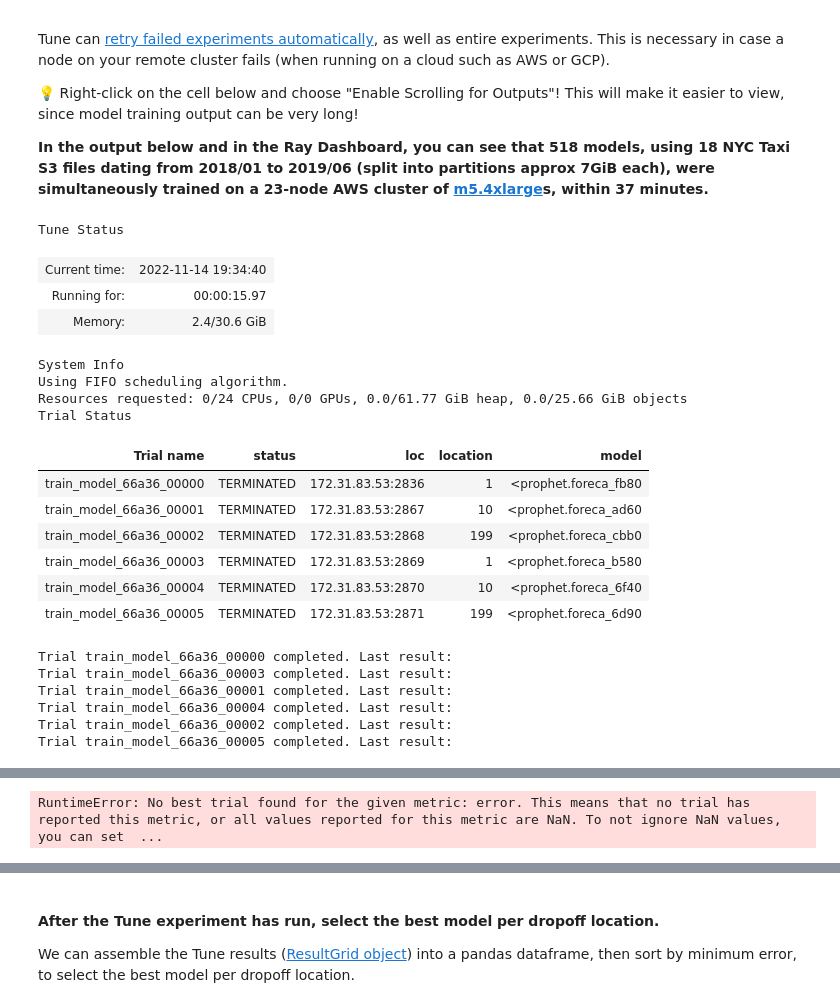
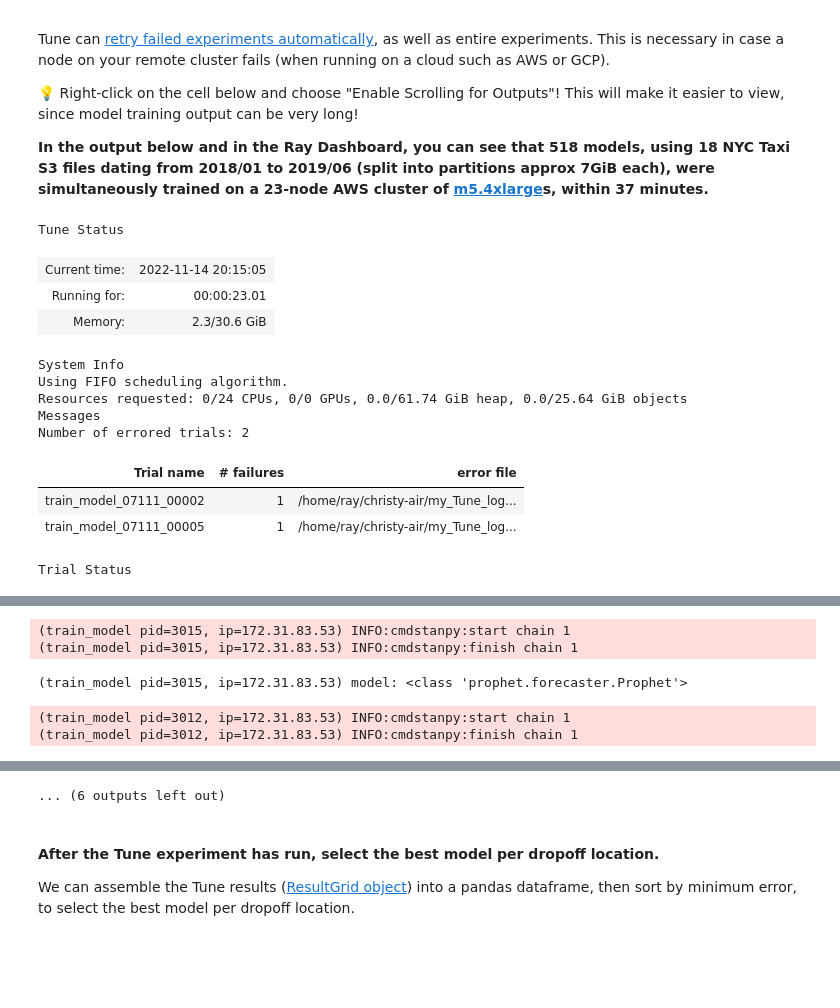
Before and after one commit to christy/AnyscaleDemos, a Jupyter notebook: ray_air_demos/ray_air/batch_forecasting.ipynb, the cells around one changed output, grey strips where cells are left out. Drawn from its saved outputs; the diff is of its cells as text; code cells hidden in the pictures; blank space fills up the shorter version.

Commit message:
Add batch forecasting Prophet

```diff
--- a/ray_air_demos/ray_air/batch_forecasting.ipynb
+++ b/ray_air_demos/ray_air/batch_forecasting.ipynb
@@ -204,13 +201,13 @@ def transform_df(the_df: pd.DataFrame) -> pd.DataFrame:
 # %%
-# %%time
+%%time
 
-# # Test reading data.
-# the_location = 10
-# df_list = [read_data(f, the_location) for f in s3_files]
-# df_raw = pd.concat(df_list, ignore_index=True)
-# df = transform_df(df_raw)
-# print(df.dtypes)
-# df.head()
+# Test reading data.
+the_location = 10
+df_list = [read_data(f, the_location) for f in s3_files]
+df_raw = pd.concat(df_list, ignore_index=True)
+df = transform_df(df_raw)
+print(df.dtypes)
+df.head()
 
 # # # without groupby
 # # CPU times: user 6.23 s, sys: 2.76 s, total: 9 s
@@ -273,10 +270,10 @@ Common search algorithms include grid search, random search, and Bayesian optimi
 
 What this means is every algorithm will be applied to every NYC Taxi drop-off location.
 # %%
-# # test prophet model
-# model = Prophet(interval_width=0.5, monthly_seasonality=True)
-# model = Prophet(seasonality_mode="multiplicative")
-# print(model)
+# test prophet model
+model = Prophet(seasonality_mode="additive")
+model = Prophet(seasonality_mode="multiplicative")
+print(model)
 
-# # Keep only columns Prophet needs
-# model.fit(df[['ds', 'y']])
+# Keep only columns Prophet needs
+model.fit(df[['ds', 'y']])
@@ -309,7 +322,7 @@ What this means is every algorithm will be applied to every NYC Taxi drop-off lo
 # 1. Define a search space.
 search_space = {
     "model": tune.grid_search([Prophet(seasonality_mode="multiplicative"),
-                                Prophet()]),
+                               Prophet(seasonality_mode="additive")]),
     "location": tune.grid_search(sample_locations),
 }
 search_space
@@ -350,13 +363,9 @@ def train_model(config: dict):
     df_raw = pd.concat(df_list, ignore_index=True)
     df = transform_df(df_raw)
 
-    # We need at least 10 rows to create a train / test split.
-    if len(df) < 10:
-        print_time(f"Data batch for LocID {the_location} is empty or smaller than 10 rows")
-        return
-
     # Train model.
     model = model.fit(df[['ds', 'y']])
+    print(f"model: {type(model)}")
 
     # Inference model.
     future_dates = model.make_future_dataframe(periods=FORECAST_LENGTH, freq='MS')
@@ -375,10 +384,15 @@ def train_model(config: dict):
     error = np.mean(temp['forecast_error'])
     print(f"location {the_location} error: {error}")
 
+    # calculate mean absolute forecast error
+    temp['forecast_error'] = np.abs(temp['test_y'] - temp['pred_y'])
+    mean_absolute_error = np.mean(temp['forecast_error'])
+    print(f"mean_absolute_error: {mean_absolute_error}")
+
     # Define a model checkpoint using AIR API.
     # https://docs.ray.io/en/latest/tune/tutorials/tune-checkpoints.html
     checkpoint = ray.air.checkpoint.Checkpoint.from_dict({
-        "model": model,
+        "model": future,
         "location_id": the_location})
 
     # Save checkpoint and report back metrics, using ray.air.session.report()
@@ -418,48 +432,40 @@ Tune can [retry failed experiments automatically](https://docs.ray.io/en/master/
 # %%
 # Define a tuner object using Ray AIR Tuner API
 tuner = tune.Tuner(
     train_model,
     param_space=search_space,
     run_config=air.RunConfig(
 
         #redirect logs to relative path instead of default ~/ray_results/
         local_dir = "my_Tune_logs",
         name = "batch_tuning",
 
         # Set Ray Tune verbosity.  Print summary table only with levels 2 or 3.
-        verbose=2,
+        verbose=1,
         ),
 )
 
 # 4. Run the experiment with Ray Tune
 start = time.time()
 results = tuner.fit()
 total_time_taken = time.time() - start
 
 # Print some training stats
 print(f"Total number of models: {len(results)}")
 print(f"TOTAL TIME TAKEN: {total_time_taken:.2f} seconds")
 best_result = results.get_best_result(metric="error", mode="min").config
 print(f"Best result: {best_result}")
 # %% [output]
 Tune Status
-| Current time: | 2022-11-14 19:34:40 |
-| Running for: | 00:00:15.97 |
-| Memory: | 2.4/30.6 GiB |
+| Current time: | 2022-11-14 20:15:05 |
+| Running for: | 00:00:23.01 |
+| Memory: | 2.3/30.6 GiB |
 System Info
 Using FIFO scheduling algorithm.
-Resources requested: 0/24 CPUs, 0/0 GPUs, 0.0/61.77 GiB heap, 0.0/25.66 GiB objects
-Trial Status
+Resources requested: 0/24 CPUs, 0/0 GPUs, 0.0/61.74 GiB heap, 0.0/25.64 GiB objects
+Messages
+Number of errored trials: 2
-| Trial name | status | loc | location | model |
-| train_model_66a36_00000 | TERMINATED | 172.31.83.53:2836 | 1 | <prophet.foreca_fb80 |
-| train_model_66a36_00001 | TERMINATED | 172.31.83.53:2867 | 10 | <prophet.foreca_ad60 |
-| train_model_66a36_00002 | TERMINATED | 172.31.83.53:2868 | 199 | <prophet.foreca_cbb0 |
-| train_model_66a36_00003 | TERMINATED | 172.31.83.53:2869 | 1 | <prophet.foreca_b580 |
-| train_model_66a36_00004 | TERMINATED | 172.31.83.53:2870 | 10 | <prophet.foreca_6f40 |
-| train_model_66a36_00005 | TERMINATED | 172.31.83.53:2871 | 199 | <prophet.foreca_6d90 |
+| Trial name | # failures | error file |
+| train_model_07111_00002 | 1 | /home/ray/christy-air/my_Tune_log... |
+| train_model_07111_00005 | 1 | /home/ray/christy-air/my_Tune_log... |
-Trial train_model_66a36_00000 completed. Last result:
-Trial train_model_66a36_00003 completed. Last result:
-Trial train_model_66a36_00001 completed. Last result:
-Trial train_model_66a36_00004 completed. Last result:
-Trial train_model_66a36_00002 completed. Last result:
-Trial train_model_66a36_00005 completed. Last result:
+Trial Status
@@ -470 +488,5 @@ TOTAL TIME TAKEN: 16.09 seconds
-RuntimeError: No best trial found for the given metric: error. This means that no trial has reported this metric, or all values reported for this metric are NaN. To not ignore NaN values, you can set  ...
+(train_model pid=3015, ip=172.31.83.53) INFO:cmdstanpy:start chain 1
+(train_model pid=3015, ip=172.31.83.53) INFO:cmdstanpy:finish chain 1
+(train_model pid=3015, ip=172.31.83.53) model: <class 'prophet.forecaster.Prophet'>
+(train_model pid=3012, ip=172.31.83.53) INFO:cmdstanpy:start chain 1
+(train_model pid=3012, ip=172.31.83.53) INFO:cmdstanpy:finish chain 1
@@ -471,3 +500,4 @@ RuntimeError: No best trial found for the given metric: error. This means that n
+... (6 outputs left out)
 # %% [markdown]
 <br>
 
```
Also changed, not shown: parts of 14 cells of this notebook.
